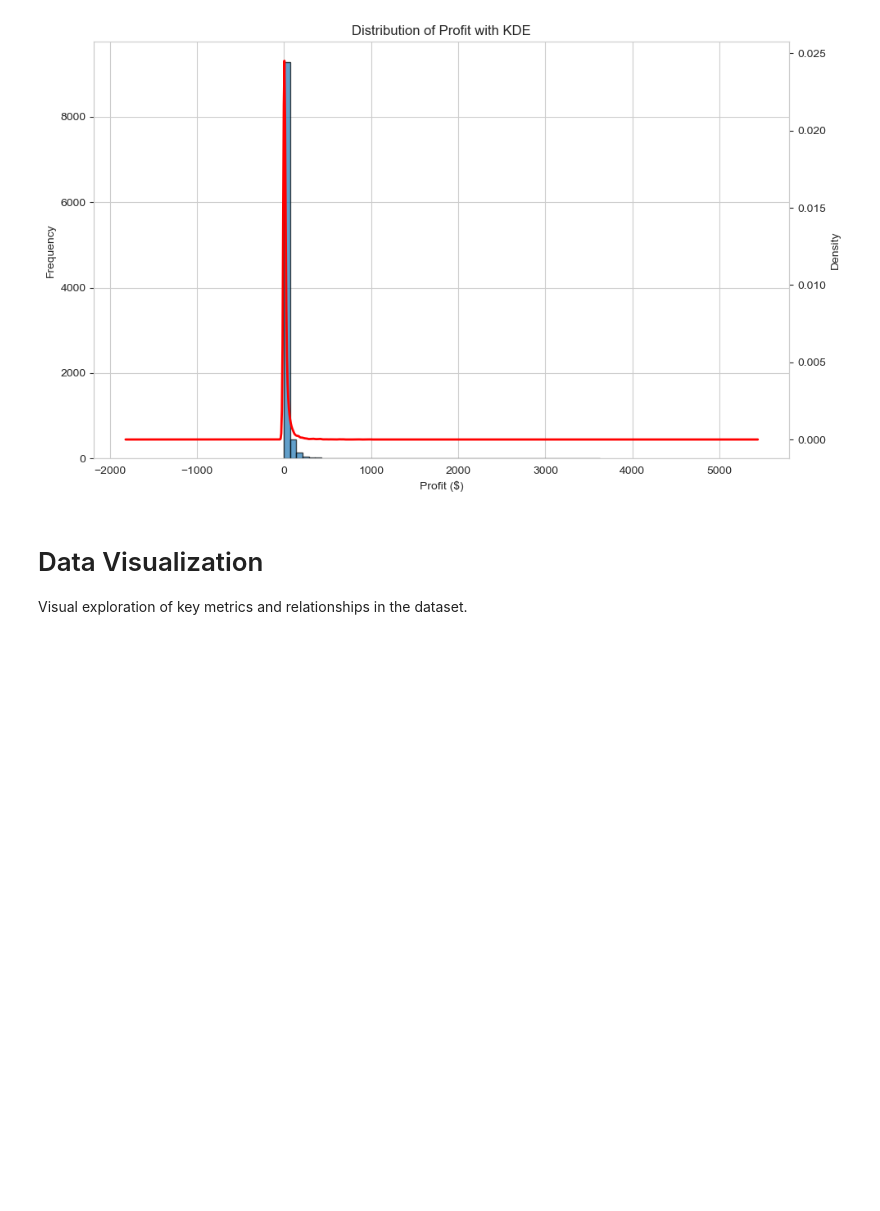
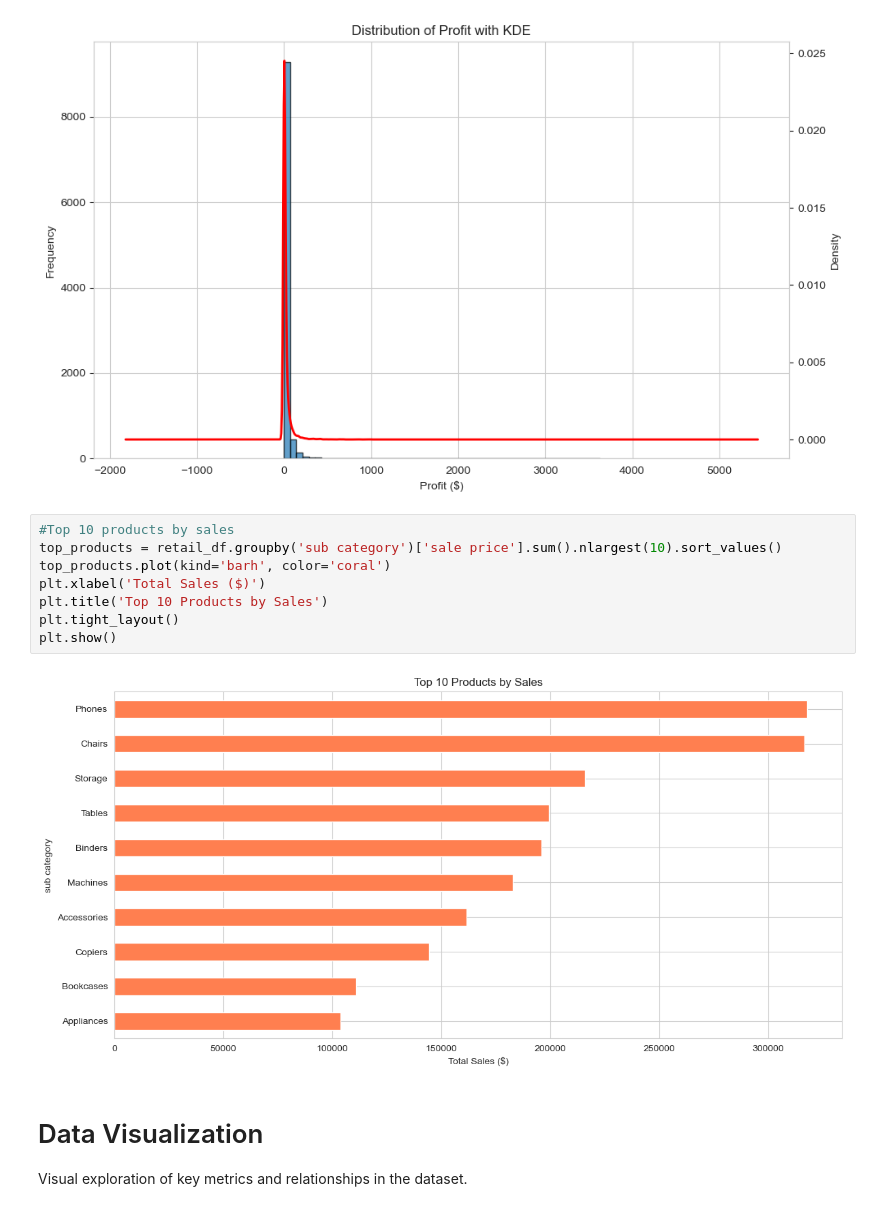
Before and after one commit to Manavkhandelwal401/Retail-Business-Data-Quality-Analytics, a Jupyter notebook: Order Data Analysis.ipynb, the cells around one changed output. Cells and saved outputs as stored; diff of their text form; blank space fills up the shorter version.

```diff
--- a/Order Data Analysis.ipynb
+++ b/Order Data Analysis.ipynb
@@ -242,6 +242,16 @@ plt.tight_layout()
 plt.show()
 # %% [output]
 [figure]
+# %%
+#Top 10 products by sales
+top_products = retail_df.groupby('sub category')['sale price'].sum().nlargest(10).sort_values()
+top_products.plot(kind='barh', color='coral')
+plt.xlabel('Total Sales ($)')
+plt.title('Top 10 Products by Sales')
+plt.tight_layout()
+plt.show()
+# %% [output]
+[figure, added]
 # %% [markdown]
 # Data Visualization
 
```
